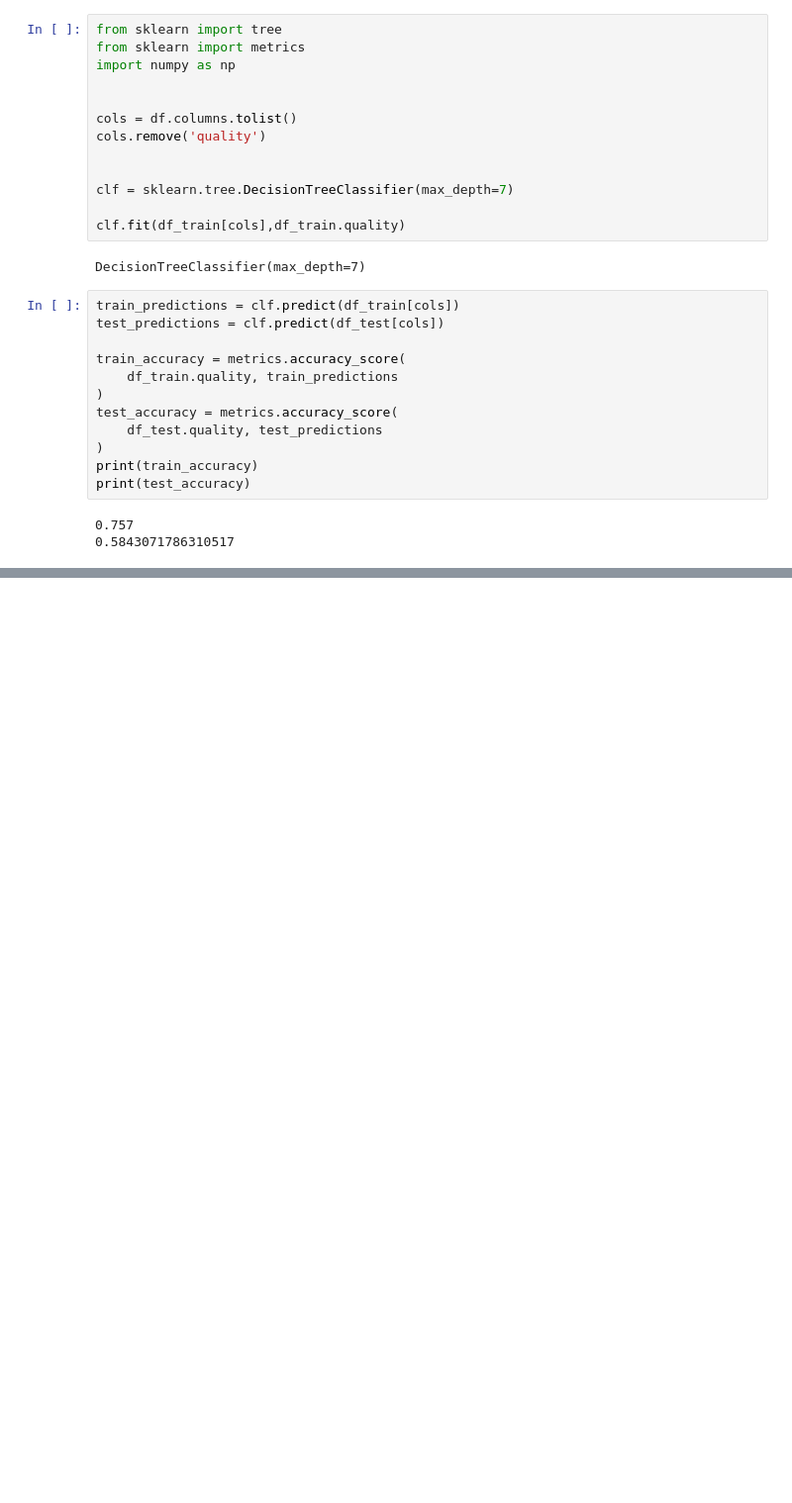
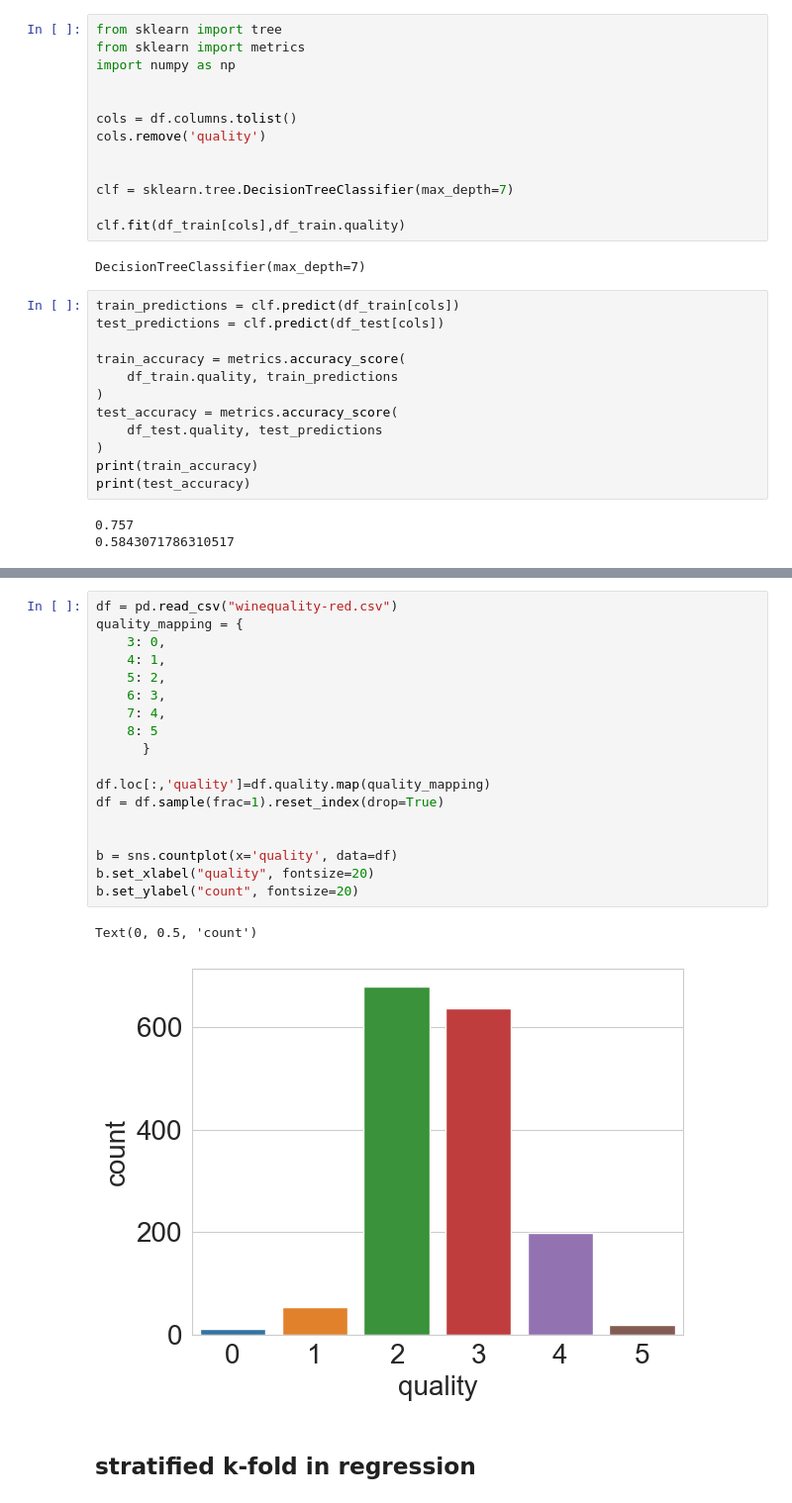
Before and after one commit to davidliu52/ml_learning, a Jupyter notebook: textbook.ipynb, the cells around one changed output, grey strips where cells are left out. Shown at 99% size. Drawn from its saved outputs; the diff is of its cells as text; blank space fills up the shorter version.

Commit message:
fold

```diff
--- a/textbook.ipynb
+++ b/textbook.ipynb
@@ -130,0 +241,23 @@ print(test_accuracy)
+# %%
+df = pd.read_csv("winequality-red.csv")
+quality_mapping = {
+    3: 0,
+    4: 1,
+    5: 2,
+    6: 3,
+    7: 4,
+    8: 5
+      }
+
+df.loc[:,'quality']=df.quality.map(quality_mapping)
+df = df.sample(frac=1).reset_index(drop=True)
+
+
+b = sns.countplot(x='quality', data=df)
+b.set_xlabel("quality", fontsize=20)
+b.set_ylabel("count", fontsize=20)
+# %% [output]
+Text(0, 0.5, 'count')
+[figure, added]
+# %% [markdown]
+##  stratified k-fold in regression
```
Also changed, not shown: parts of 12 cells of this notebook.
